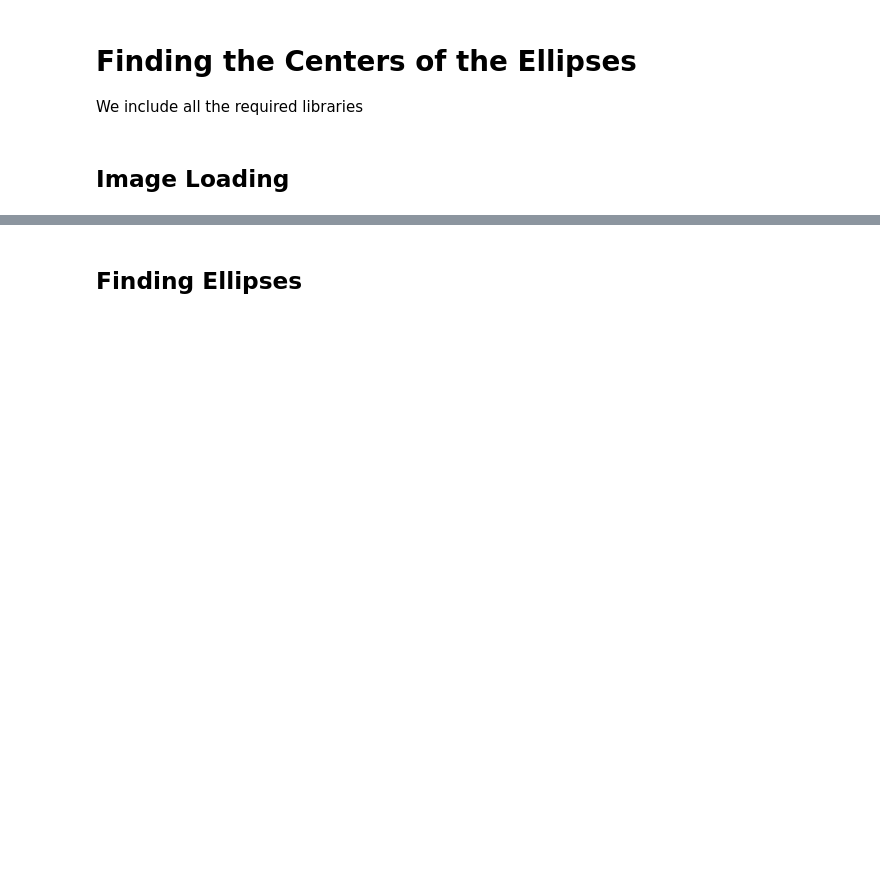
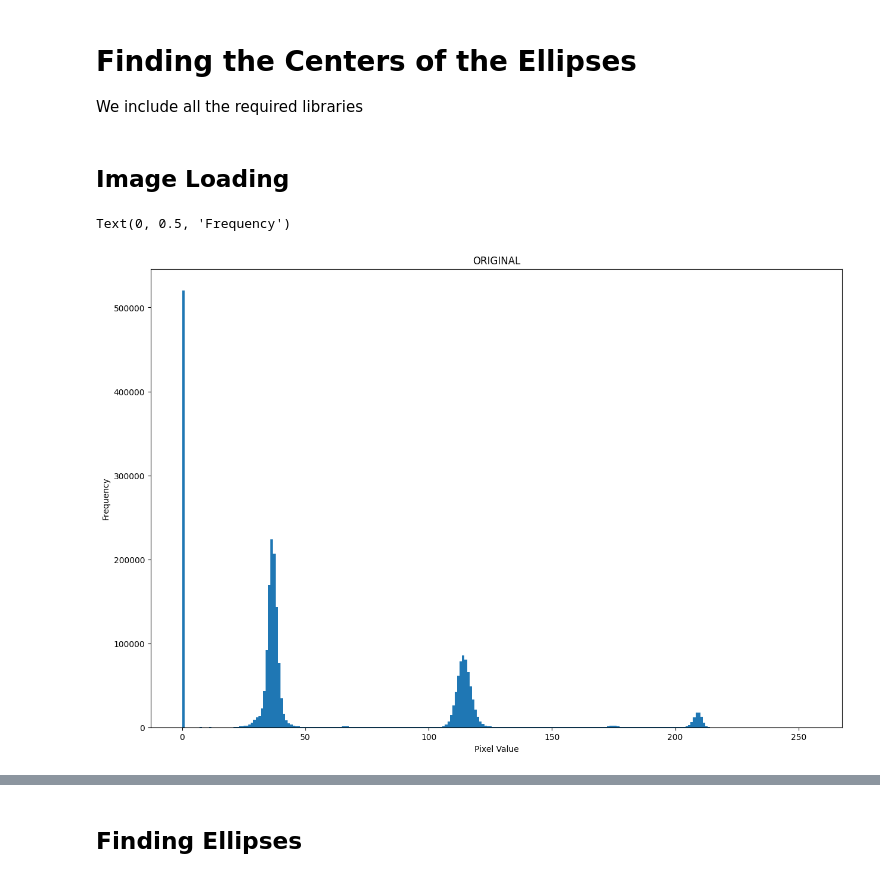
Before and after one commit to fore1806/CBFD, a Jupyter notebook: FindingCenters.ipynb, the cells around one changed output, grey strips where cells are left out. Saved outputs shown, nothing was run; the diff lists cells and outputs as text; code cells hidden in the pictures; blank space fills up the shorter version.

```diff
--- a/FindingCenters.ipynb
+++ b/FindingCenters.ipynb
@@ -12,7 +12,35 @@ import cv2 as cv
 # %%
 # We get the path to the current script
 baseFolder = os.getcwd()
-folder = os.path.join(baseFolder, "photos", "diffDefect")
+folder = os.path.join(baseFolder, "FINAL_PHOTOS", "ALIGN_DEFFECT_25_MM")
 
 # We load the image
-img = cv.imread(os.path.join(folder, "17.png"), 0)
+img = cv.imread(os.path.join(folder, "1.png"), 0)
+logo = cv.imread(os.path.join(folder, "logo.png"), 0)
+
+# We load the camera calibration results (We took the photos with the first camera setup)
+cameraParameters = np.load(baseFolder + "/calibration/camera_lens_25mm.npz")
+
+# We extract the camera matrix and distortion coefficients, through the keys in the dictionary
+mtx = cameraParameters['mtx']
+dist = cameraParameters['dist']
+res = cameraParameters['res']
+
+# We find the dimensions of the image
+h, w = img.shape[:2]
+
+# We find the new camera matrix and interested region
+newcameramtx, roi = cv.getOptimalNewCameraMatrix(mtx, dist, (w,h), 1, (w,h))
+
+# We undistort the image
+udst_img = cv.undistort(img, mtx, dist, None, newcameramtx)
+
+# We show the histogram of the image
+plt.figure(figsize=(15, 10))
+plt.hist(udst_img.ravel(), bins=256, range=(0, 255))
+plt.title("ORIGINAL")
+plt.xlabel("Pixel Value")
+plt.ylabel("Frequency")
+# %% [output]
+Text(0, 0.5, 'Frequency')
+[figure, added]
```
Also changed, not shown: parts of 7 cells of this notebook, 3 other files.
